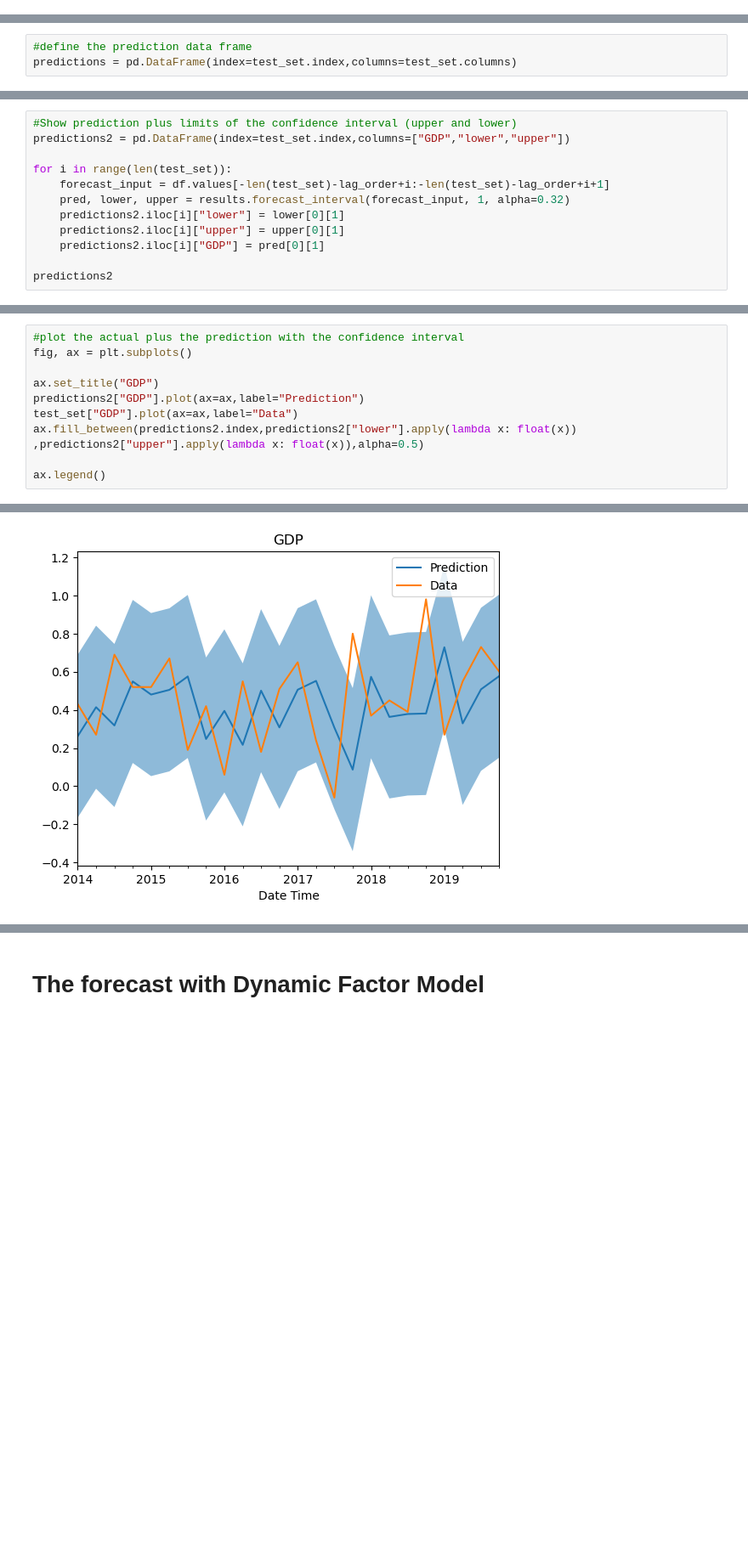
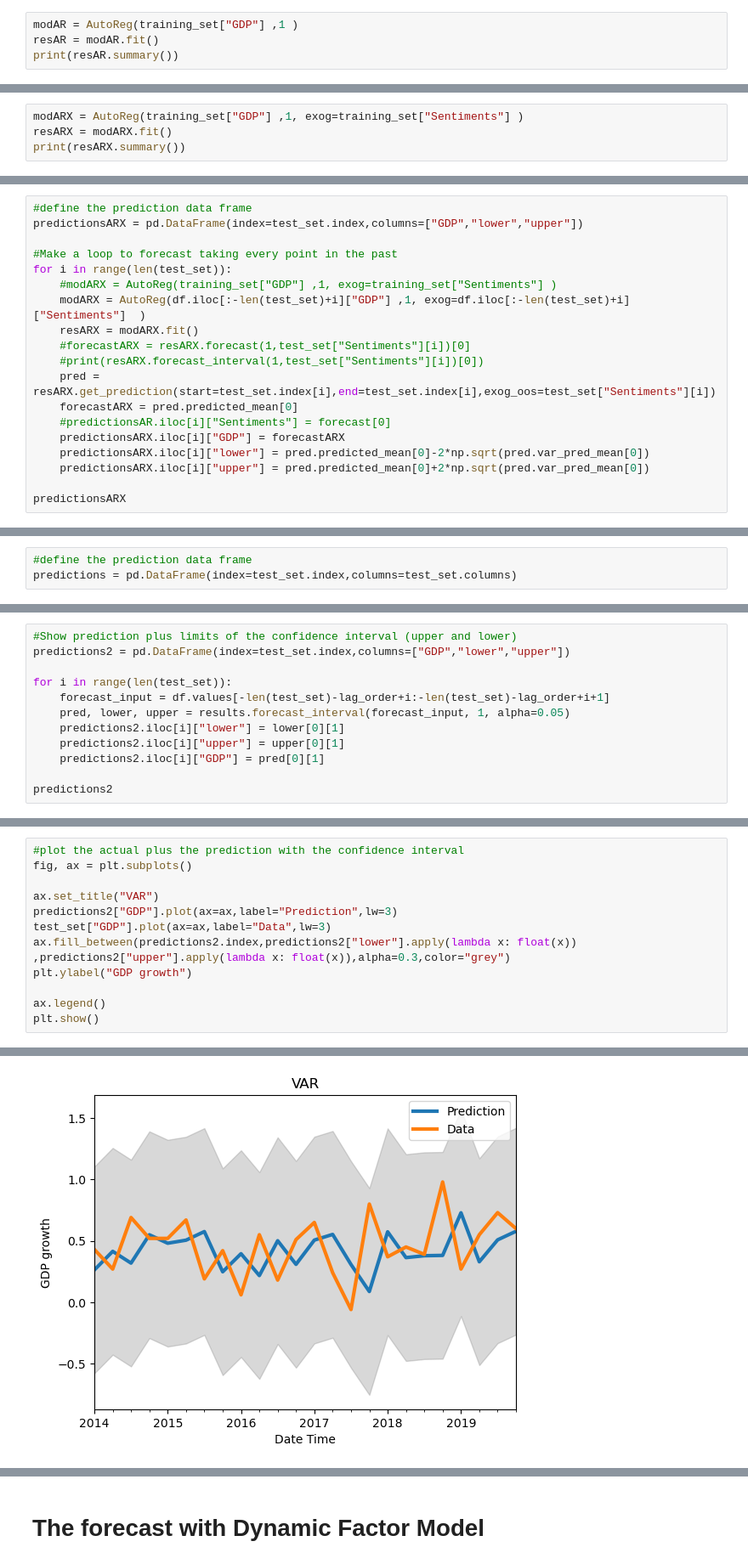
Before and after one commit to CatalinaEberle/now-casting, a Jupyter notebook: NowcastingGDPwithSentiments.ipynb, the cells around one changed output, grey strips where cells are left out. Shown: that part at 85% size. Saved outputs shown, nothing was run; the diff lists cells and outputs as text; blank space fills up the shorter version.

```diff
--- a/NowcastingGDPwithSentiments.ipynb
+++ b/NowcastingGDPwithSentiments.ipynb
@@ -425,0 +452,4 @@ From the above table, we can see that both the p-values of both series are less
+# %%
+modAR = AutoReg(training_set["GDP"] ,1 )
+resAR = modAR.fit()
+print(resAR.summary())
@@ -425,0 +547,4 @@ From the above table, we can see that both the p-values of both series are less
+# %%
+modARX = AutoReg(training_set["GDP"] ,1, exog=training_set["Sentiments"] )
+resARX = modARX.fit()
+print(resARX.summary())
@@ -425,0 +569,19 @@ From the above table, we can see that both the p-values of both series are less
+# %%
+#define the prediction data frame
+predictionsARX = pd.DataFrame(index=test_set.index,columns=["GDP","lower","upper"])
+
+#Make a loop to forecast taking every point in the past
+for i in range(len(test_set)):
+    #modARX = AutoReg(training_set["GDP"] ,1, exog=training_set["Sentiments"] )
+    modARX = AutoReg(df.iloc[:-len(test_set)+i]["GDP"] ,1, exog=df.iloc[:-len(test_set)+i]["Sentiments"]  )
+    resARX = modARX.fit()
+    #forecastARX = resARX.forecast(1,test_set["Sentiments"][i])[0]
+    #print(resARX.forecast_interval(1,test_set["Sentiments"][i])[0])
+    pred = resARX.get_prediction(start=test_set.index[i],end=test_set.index[i],exog_oos=test_set["Sentiments"][i])
+    forecastARX = pred.predicted_mean[0]
+    #predictionsAR.iloc[i]["Sentiments"] = forecast[0]
+    predictionsARX.iloc[i]["GDP"] = forecastARX
+    predictionsARX.iloc[i]["lower"] = pred.predicted_mean[0]-2*np.sqrt(pred.var_pred_mean[0])
+    predictionsARX.iloc[i]["upper"] = pred.predicted_mean[0]+2*np.sqrt(pred.var_pred_mean[0])
+
+predictionsARX
@@ -565,7 +785,7 @@ predictions2 = pd.DataFrame(index=test_set.index,columns=["GDP","lower","upper"]
 
 for i in range(len(test_set)):
     forecast_input = df.values[-len(test_set)-lag_order+i:-len(test_set)-lag_order+i+1]
-    pred, lower, upper = results.forecast_interval(forecast_input, 1, alpha=0.32)
+    pred, lower, upper = results.forecast_interval(forecast_input, 1, alpha=0.05)
     predictions2.iloc[i]["lower"] = lower[0][1]
     predictions2.iloc[i]["upper"] = upper[0][1]
     predictions2.iloc[i]["GDP"] = pred[0][1]
@@ -594,10 +814,12 @@ predictions2
 #plot the actual plus the prediction with the confidence interval
 fig, ax = plt.subplots()
 
-ax.set_title("GDP")
-predictions2["GDP"].plot(ax=ax,label="Prediction")
-test_set["GDP"].plot(ax=ax,label="Data")
-ax.fill_between(predictions2.index,predictions2["lower"].apply(lambda x: float(x)) ,predictions2["upper"].apply(lambda x: float(x)),alpha=0.5)
+ax.set_title("VAR")
+predictions2["GDP"].plot(ax=ax,label="Prediction",lw=3)
+test_set["GDP"].plot(ax=ax,label="Data",lw=3)
+ax.fill_between(predictions2.index,predictions2["lower"].apply(lambda x: float(x)) ,predictions2["upper"].apply(lambda x: float(x)),alpha=0.3,color="grey")
+plt.ylabel("GDP growth")
 
 ax.legend()
+plt.show()
 # %% [output]
@@ -605,2 +826,2 @@ ax.legend()
-[figure, old version]
+[figure, new version]
 # %% [markdown]
```
Also changed, not shown: parts of 42 cells of this notebook.
